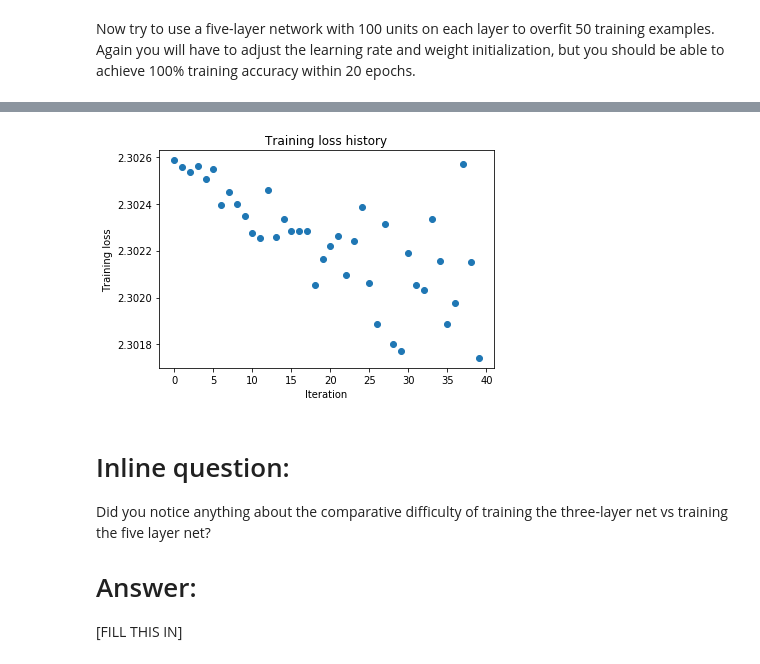
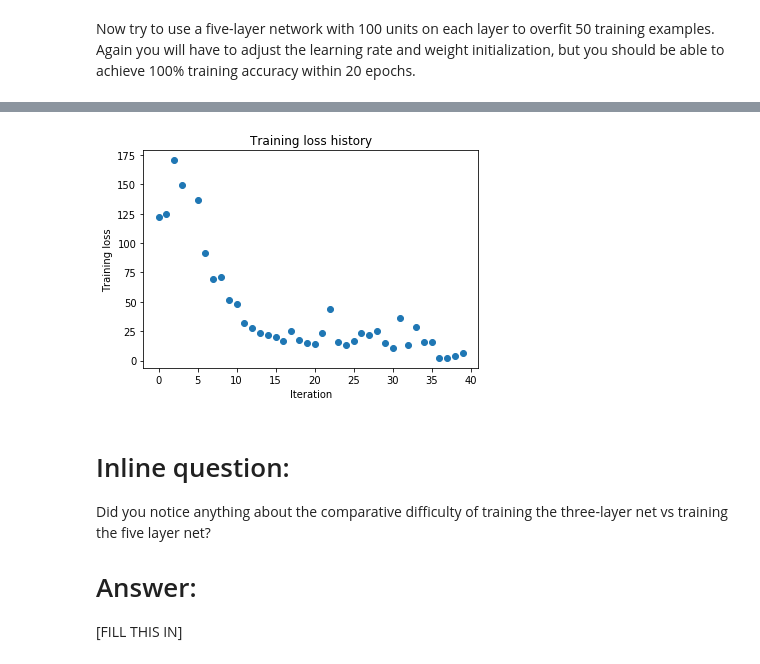
Before and after one commit to Leputa/CS231n-Spring-2017, a Jupyter notebook: Assignment #2 Fully-Connected Nets, Batch Normalization, Dropout, Convolutional Nets/FullyConnectedNets.ipynb, the cells around one changed output, grey strips where cells are left out. Cells and saved outputs as stored; diff of their text form; code cells hidden in the pictures.

```diff
--- a/Assignment #2 Fully-Connected Nets, Batch Normalization, Dropout, Convolutional Nets/FullyConnectedNets.ipynb
+++ b/Assignment #2 Fully-Connected Nets, Batch Normalization, Dropout, Convolutional Nets/FullyConnectedNets.ipynb
@@ -483,7 +483,7 @@ small_data = {
 }
 
 learning_rate = 1e-3
-weight_scale = 1e-5
+weight_scale = 1e-1
 model = FullyConnectedNet([100, 100, 100, 100],
                 weight_scale=weight_scale, dtype=np.float64)
 solver = Solver(model, small_data,
@@ -521,4 +529,4 @@ plt.show()
-[figure, old version]
+[figure, new version]
 # %% [markdown]
 # Inline question:
 Did you notice anything about the comparative difficulty of training the three-layer net vs training the five layer net?
```
Also changed, not shown: parts of 7 cells of this notebook, 1 other file.
